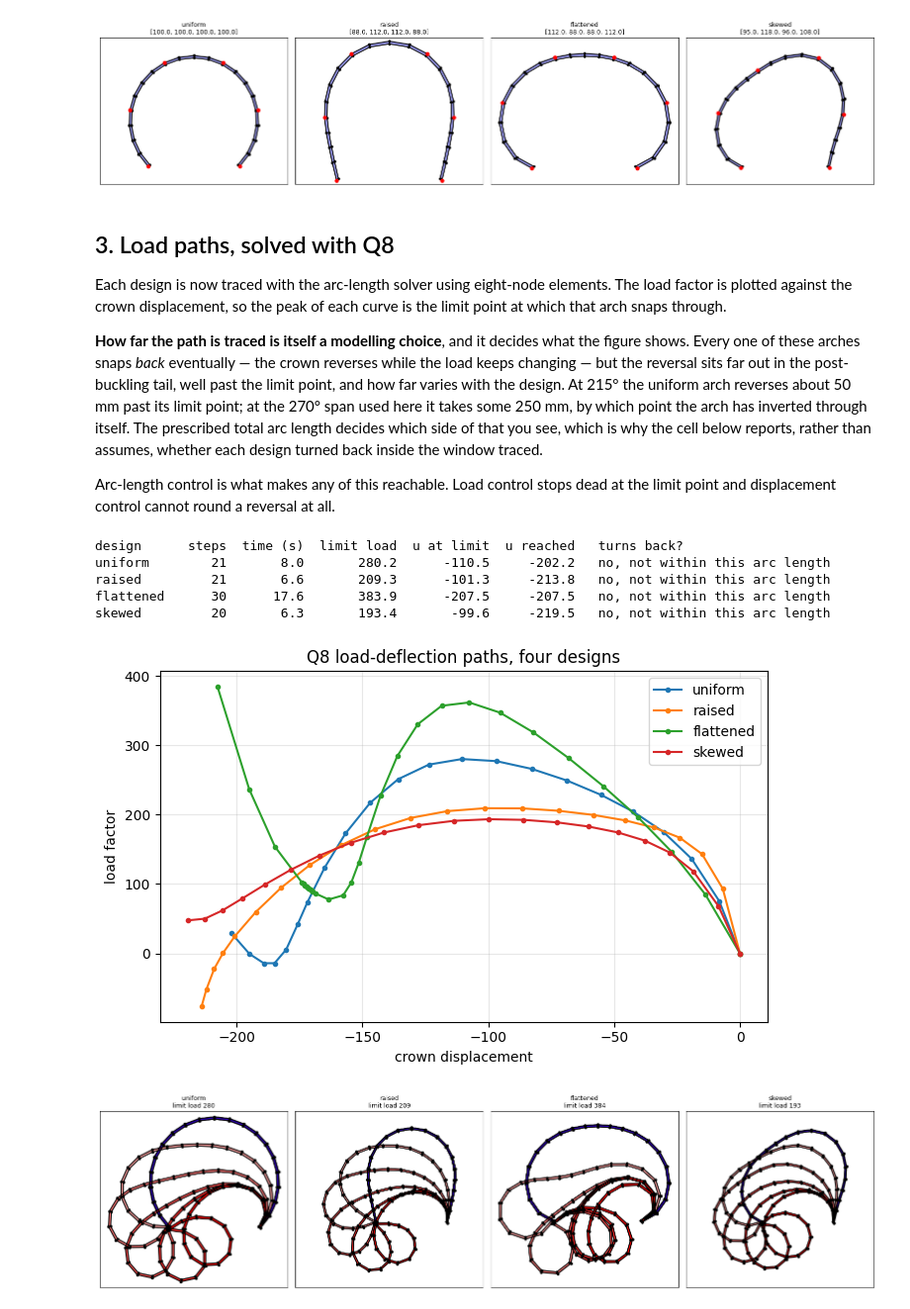
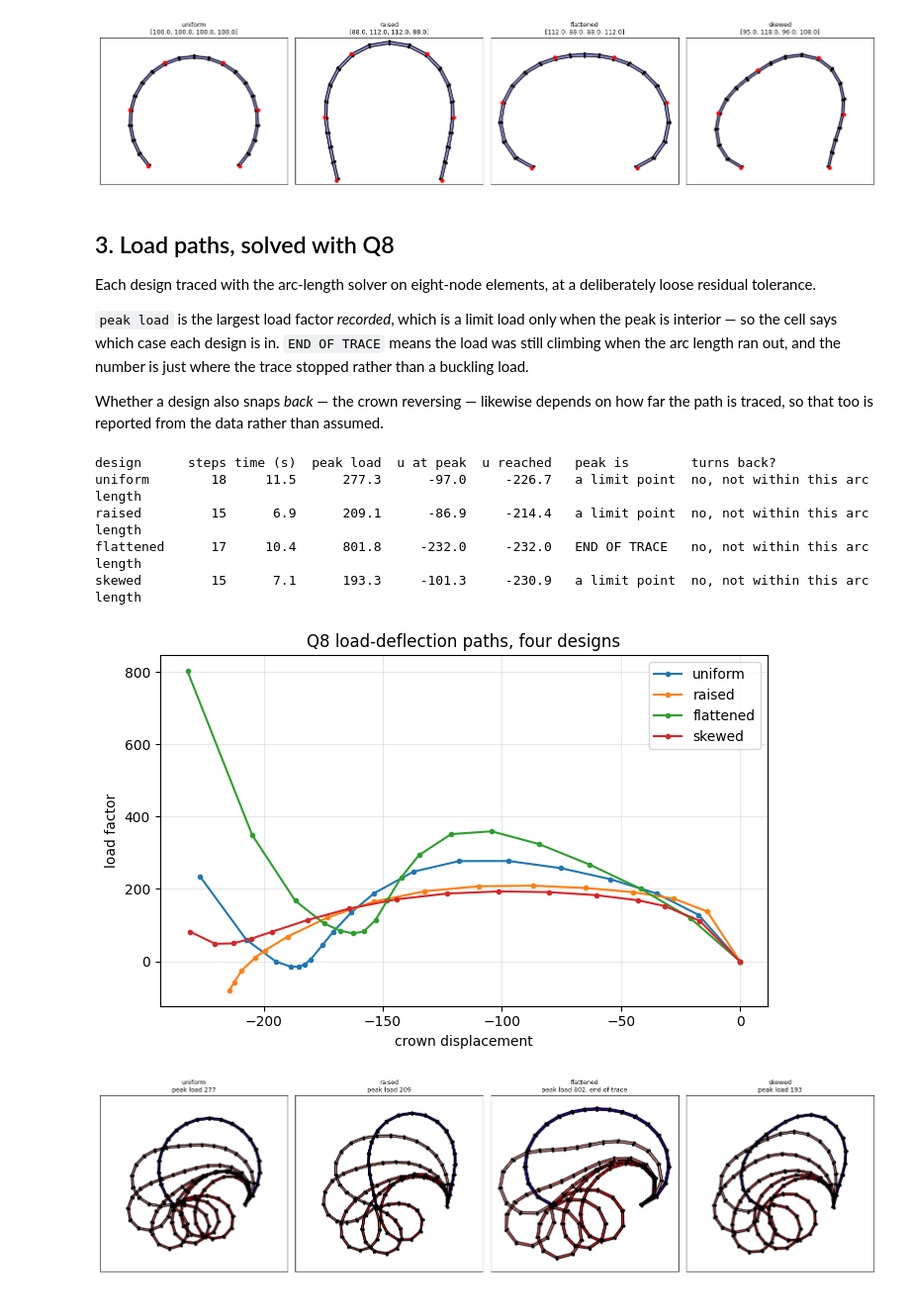
Before and after one commit to JohannBouwer/fem2d, a Jupyter notebook: research/ArcLengthControlledShapeDesign.ipynb, the cells around one changed output. Shown at 99% size. Drawn from its saved outputs; the diff is of its cells as text; code cells hidden in the pictures.

```diff
--- a/research/ArcLengthControlledShapeDesign.ipynb
+++ b/research/ArcLengthControlledShapeDesign.ipynb
@@ -88,23 +76,6 @@ def Arch(ElementType, el_num, radii):
     return m
 
 
-# The Q8 sections below all use this mesh and these arc-length settings.
-#
-# The arc-length constraint is L**2 = dU.T @ dU summed over every free degree of
-# freedom, so ||dU|| grows roughly as sqrt(ndof) and the same prescribed arc
-# length covers less of the physical path on a finer mesh. Refining therefore
-# means scaling the arc length by sqrt(ndof) as well, or the comparison is not
-# like for like. The settings below were tuned at 12 elements and are carried
-# up to 20 by that factor.
 ElNum = 20
 
-def FreeDof(el_num):
-    # Q8 arch: 5*el_num + 3 nodes, of which 4 are held in both directions.
-    return 10*el_num - 2
-
-Scale = np.sqrt(FreeDof(ElNum)/FreeDof(12))
-ArcStep, ArcTotal = 100.0*Scale, 1950.0*Scale
-
-print(f'\nQ8 mesh: {ElNum} elements, {FreeDof(ElNum)} free dofs '
-      f'({FreeDof(12)} at 12), scale {Scale:.4f}')
-print(f'arc length {ArcStep:.2f}, total {ArcTotal:.1f}')
+ArcStep, ArcTotal = 200, 2600
@@ -250,49 +212,51 @@ plt.tight_layout()
 # %% [markdown]
 ## 3. Load paths, solved with Q8
 
-Each design is now traced with the arc-length solver using eight-node elements. The load
-factor is plotted against the crown displacement, so the peak of each curve is the limit
-point at which that arch snaps through.
+Each design traced with the arc-length solver on eight-node elements, at a deliberately
+loose residual tolerance.
 
-**How far the path is traced is itself a modelling choice**, and it decides what the
-figure shows. Every one of these arches snaps *back* eventually — the crown reverses while
-the load keeps changing — but the reversal sits far out in the post-buckling tail, well
-past the limit point, and how far varies with the design. At 215° the uniform arch reverses
-about 50 mm past its limit point; at the 270° span used here it takes some 250 mm, by which
-point the arch has inverted through itself. The prescribed total arc length decides which
-side of that you see, which is why the cell below reports, rather than assumes, whether
-each design turned back inside the window traced.
+`peak load` is the largest load factor *recorded*, which is a limit load only when the peak
+is interior — so the cell says which case each design is in. `END OF TRACE` means the load
+was still climbing when the arc length ran out, and the number is just where the trace
+stopped rather than a buckling load.
 
-Arc-length control is what makes any of this reachable. Load control stops dead at the
-limit point and displacement control cannot round a reversal at all.
+Whether a design also snaps *back* — the crown reversing — likewise depends on how far the
+path is traced, so that too is reported from the data rather than assumed.
 # %%
 Paths = {}
-print(f"{'design':<11}{'steps':>6}{'time (s)':>10}{'limit load':>12}{'u at limit':>12}"
-      f"{'u reached':>11}   turns back?")
+print(f"{'design':<11}{'steps':>6}{'time (s)':>9}{'peak load':>11}{'u at peak':>11}"
+      f"{'u reached':>11}   {'peak is':<15}turns back?")
 for Name, radii in Designs.items():
     m = Arch('Q8', ElNum, radii)
     Start = time.perf_counter()
     with quiet():
         ArcLengthSolver(m, ArcLength=ArcStep, TotalArcLength=ArcTotal,
-                        tol=1e-6, MaxIter=9).Solve()
+                        tol=1e-2, MaxIter=9).Solve()
     Paths[Name] = m
 
     Lam = np.ravel(m.LoadValues)
     U = m.AllU[m.LoadNode, :]
     Peak = int(np.argmax(Lam))
+
+    # The largest recorded load factor is a limit load only when the peak is
+    # interior. Landing on the last point means the load was still climbing when
+    # the arc length ran out, so the number is just where the trace stopped.
+    Kind = 'a limit point' if Peak < len(Lam) - 1 else 'END OF TRACE'
+
     # A reversal in the crown displacement is snap-back; report it from the data
     # rather than asserting it, since it depends on how far the path was traced.
     Back = np.flatnonzero(np.diff(U) > 0)
     Turns = (f'yes, {U[-1] - U.min():.1f} mm at u={U.min():.1f}' if len(Back)
              else 'no, not within this arc length')
-    print(f'{Name:<11}{len(Lam)-1:>6}{time.perf_counter()-Start:>10.1f}{Lam.max():>12.1f}'
-          f'{U[Peak]:>12.1f}{U.min():>11.1f}   {Turns}')
+
+    print(f'{Name:<11}{len(Lam)-1:>6}{time.perf_counter()-Start:>9.1f}{Lam.max():>11.1f}'
+          f'{U[Peak]:>11.1f}{U.min():>11.1f}   {Kind:<15}{Turns}')
 # %% [output]
-design      steps  time (s)  limit load  u at limit  u reached   turns back?
-uniform        21       8.0       280.2      -110.5     -202.2   no, not within this arc length
-raised         21       6.6       209.3      -101.3     -213.8   no, not within this arc length
-flattened      30      17.6       383.9      -207.5     -207.5   no, not within this arc length
-skewed         20       6.3       193.4       -99.6     -219.5   no, not within this arc length
+design      steps time (s)  peak load  u at peak  u reached   peak is        turns back?
+uniform        18     11.5      277.3      -97.0     -226.7   a limit point  no, not within this arc length
+raised         15      6.9      209.1      -86.9     -214.4   a limit point  no, not within this arc length
+flattened      17     10.4      801.8     -232.0     -232.0   END OF TRACE   no, not within this arc length
+skewed         15      7.1      193.3     -101.3     -230.9   a limit point  no, not within this arc length
 # %%
 fig, ax = plt.subplots(figsize=(7, 4.5))
 for Name, m in Paths.items():
@@ -303,18 +267,24 @@ ax.grid(alpha=0.3)
 ax.legend()
 plt.tight_layout()
 # %% [output]
-[figure, old version]
+[figure, new version]
 # %%
 # The deformed shapes behind the four load paths above, faded in step by step.
 fig, axes = plt.subplots(1, 4, figsize=(16, 4.2))
 for ax, (Name, m) in zip(axes, Paths.items(), strict=True):
     Plotting.Overlay(m, ax=ax, steps=max(1, m.AllU.shape[1]//5))
-    ax.set_title(f'{Name}\nlimit load {np.ravel(m.LoadValues).max():.0f}', fontsize=9)
+
+    # Only call it a limit load when the peak is interior; otherwise the trace
+    # simply stopped there with the load still rising.
+    Lam = np.ravel(m.LoadValues)
+    Tag = '' if int(np.argmax(Lam)) < len(Lam) - 1 else ', end of trace'
+    ax.set_title(f'{Name}\npeak load {Lam.max():.0f}{Tag}', fontsize=9)
+
     ax.set_xticks([])
     ax.set_yticks([])
 plt.tight_layout()
 # %% [output]
-[figure, old version]
+[figure, new version]
 # %% [markdown]
 ## 4. The objective function
 
```
Also changed, not shown: parts of 24 cells of this notebook.
